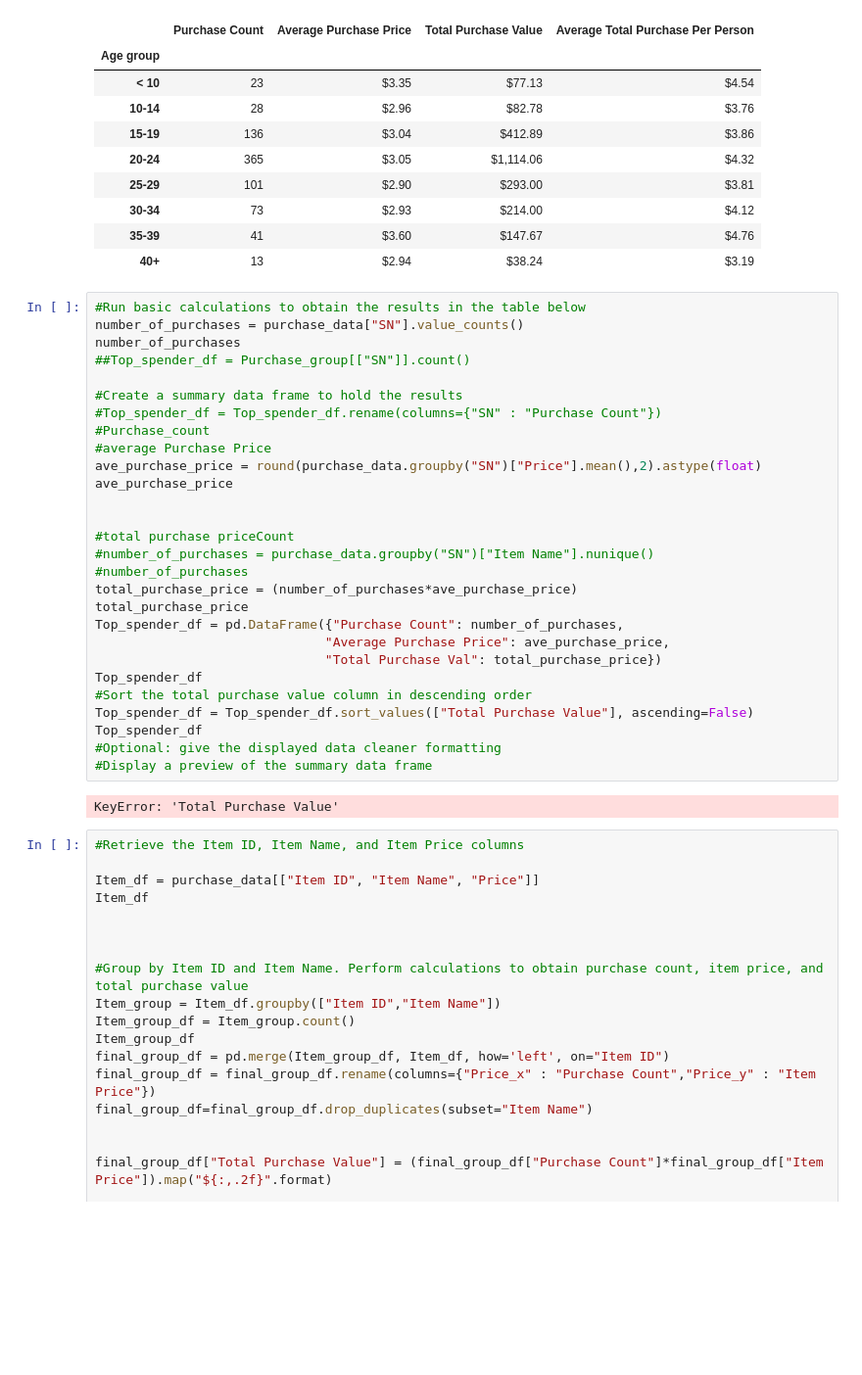
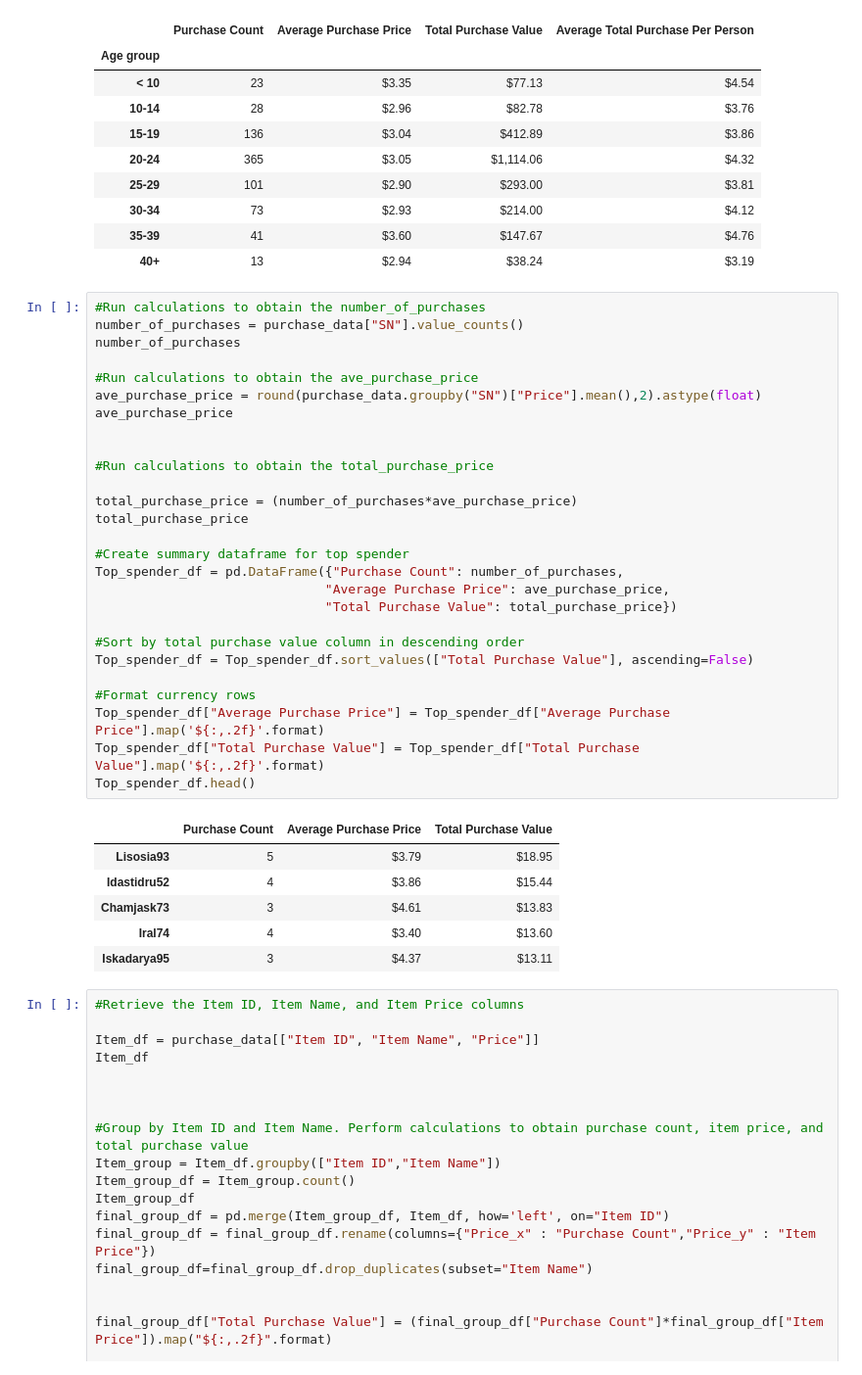
Before and after one commit to swillia75/Video_sales_analysis_using_pandas, a Jupyter notebook: HerosOfPymoli/HeroesOfPymoli/HeroesOfPymoli_working_final.ipynb, the cells around one changed output. Shown: that part at 98% size. Cells and saved outputs as stored; diff of their text form; blank space fills up the shorter version.

Commit message:
cleaned top spender

```diff
--- a/HerosOfPymoli/HeroesOfPymoli/HeroesOfPymoli_working_final.ipynb
+++ b/HerosOfPymoli/HeroesOfPymoli/HeroesOfPymoli_working_final.ipynb
@@ -185,35 +185,39 @@ total_count
 | 35-39 | 41 | $3.60 | $147.67 | $4.76 |
 | 40+ | 13 | $2.94 | $38.24 | $3.19 |
 # %%
-#Run basic calculations to obtain the results in the table below
+#Run calculations to obtain the number_of_purchases
 number_of_purchases = purchase_data["SN"].value_counts()
 number_of_purchases
-##Top_spender_df = Purchase_group[["SN"]].count()
 
-#Create a summary data frame to hold the results
-#Top_spender_df = Top_spender_df.rename(columns={"SN" : "Purchase Count"})
-#Purchase_count
-#average Purchase Price
+#Run calculations to obtain the ave_purchase_price
 ave_purchase_price = round(purchase_data.groupby("SN")["Price"].mean(),2).astype(float)
 ave_purchase_price
 
 
-#total purchase priceCount
-#number_of_purchases = purchase_data.groupby("SN")["Item Name"].nunique()
-#number_of_purchases
+#Run calculations to obtain the total_purchase_price
+
 total_purchase_price = (number_of_purchases*ave_purchase_price)
 total_purchase_price
+
+#Create summary dataframe for top spender
 Top_spender_df = pd.DataFrame({"Purchase Count": number_of_purchases,
                               "Average Purchase Price": ave_purchase_price,
-                              "Total Purchase Val": total_purchase_price})
-Top_spender_df
-#Sort the total purchase value column in descending order
+                              "Total Purchase Value": total_purchase_price})
+
+#Sort by total purchase value column in descending order
 Top_spender_df = Top_spender_df.sort_values(["Total Purchase Value"], ascending=False)
-Top_spender_df
-#Optional: give the displayed data cleaner formatting
-#Display a preview of the summary data frame
+
+#Format currency rows
+Top_spender_df["Average Purchase Price"] = Top_spender_df["Average Purchase Price"].map('${:,.2f}'.format)
+Top_spender_df["Total Purchase Value"] = Top_spender_df["Total Purchase Value"].map('${:,.2f}'.format)
+Top_spender_df.head()
 # %% [output]
-KeyError: 'Total Purchase Value'
+|  | Purchase Count | Average Purchase Price | Total Purchase Value |
+| Lisosia93 | 5 | $3.79 | $18.95 |
+| Idastidru52 | 4 | $3.86 | $15.44 |
+| Chamjask73 | 3 | $4.61 | $13.83 |
+| Iral74 | 4 | $3.40 | $13.60 |
+| Iskadarya95 | 3 | $4.37 | $13.11 |
 # %%
 #Retrieve the Item ID, Item Name, and Item Price columns
 
```
